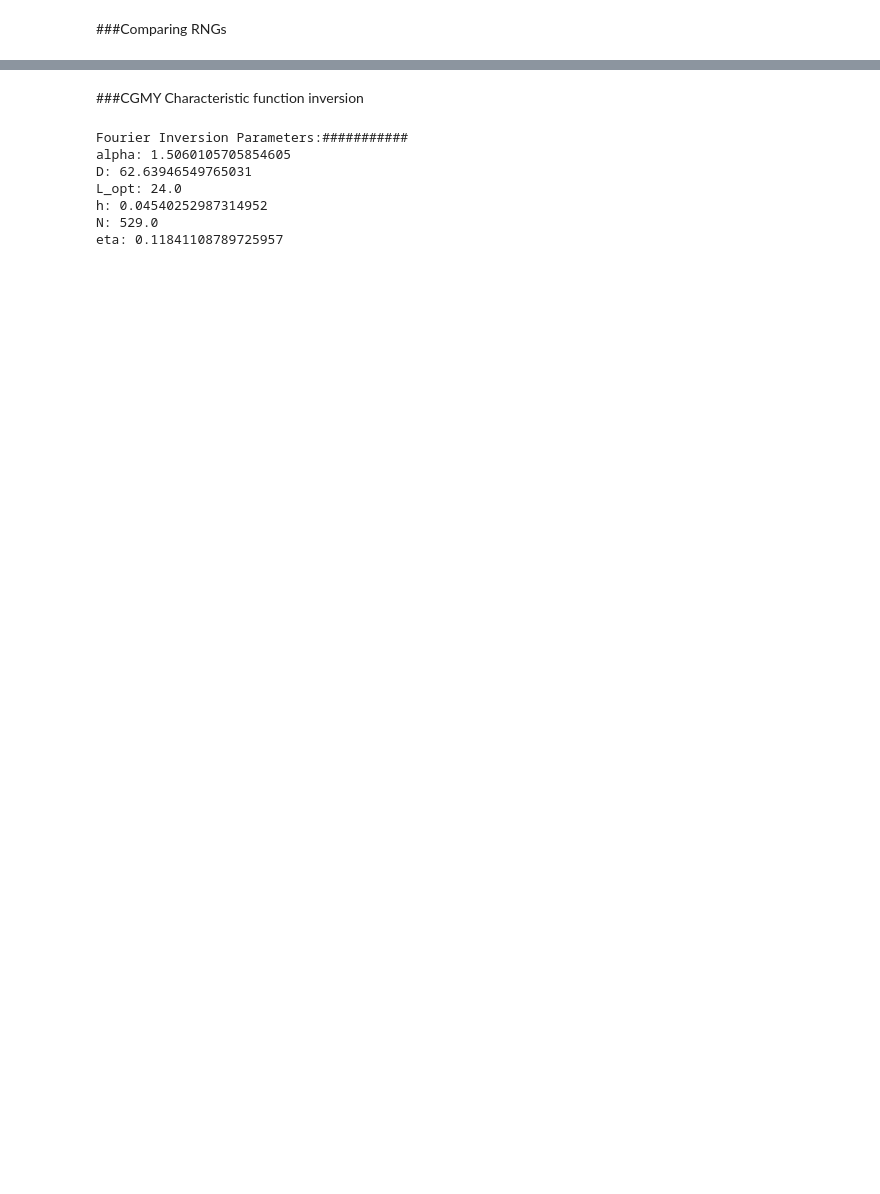
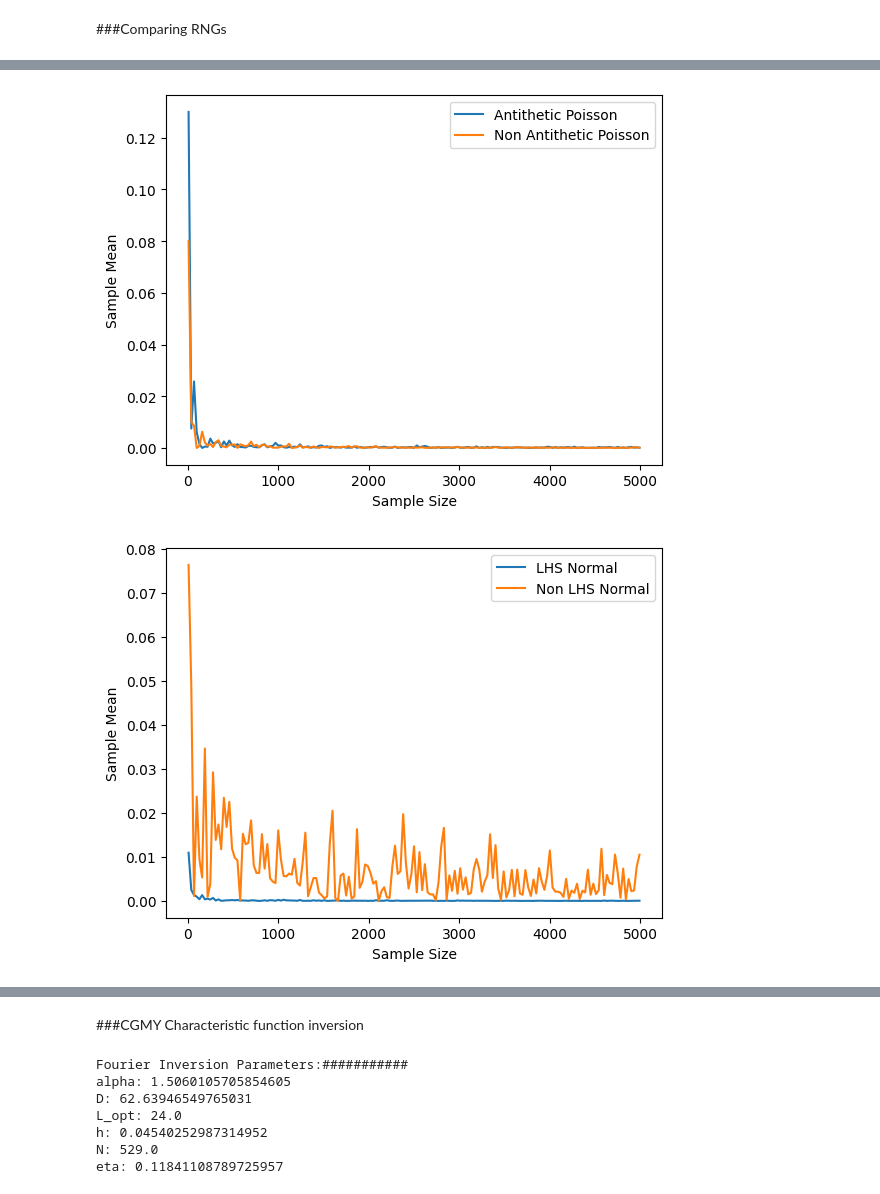
Before and after one commit to stffbram/JumpDiffusionModel, a Jupyter notebook: JumpModelDiffusion.ipynb, the cells around one changed output, grey strips where cells are left out. Saved outputs shown, nothing was run; the diff lists cells and outputs as text; code cells hidden in the pictures; blank space fills up the shorter version.

```diff
--- a/JumpModelDiffusion.ipynb
+++ b/JumpModelDiffusion.ipynb
@@ -270,0 +312,46 @@ plt.show()
+# %%
+import numpy as np
+from scipy.stats import poisson
+import numpy as np
+from random_number_gen import RandomNumberGen
+from scipy.stats import norm
+import matplotlib.pyplot as plt
+# Create an instance of RandomNumberGen
+rng = RandomNumberGen()
+range=np.arange(10,5000,30)
+# Generate two arrays of Poisson random numbers
+A1=[]
+A2=[]
+for i in range:
+    poisson1 = rng.generate_poisson(i, 10,5,Antithetic=True) ###Both methods contain LHS so it is not surprising that they are similar in performance
+    poisson2 = rng.generate_poisson(i, 10,5,Antithetic=False)
+    A1.append(np.abs(np.mean(poisson1)-5))
+    A2.append(np.abs(np.mean(poisson2)-5))
+plt.plot(range,A1,label='Antithetic Poisson')
+plt.plot(range,A2,label='Non Antithetic Poisson')
+plt.xlabel('Sample Size')
+plt.ylabel('Sample Mean')
+plt.legend()
+plt.show()
+B1=[]
+B2=[]
+
+for i in range:
+    normal1_sample=rng.generate_matrix(i,10,LHS=True)
+    normal2_sample=rng.generate_matrix(i,10,LHS=False)
+    normal1=norm.ppf(normal1_sample)
+    normal2=norm.ppf(normal2_sample)
+    B1.append(np.abs(np.mean(normal1)))
+    B2.append(np.abs(np.mean(normal2)))
+plt.plot(range,B1,label='LHS Normal')
+plt.plot(range,B2,label='Non LHS Normal')
+plt.xlabel('Sample Size')
+plt.ylabel('Sample Mean')
+plt.legend()
+plt.show()
+%timeit rng.generate_matrix(1_000_000,1,LHS=True)
+%timeit rng.generate_matrix(1_000_000,1,LHS=False)
+# Example usage
+# %% [output]
+[figure, added]
+[figure, added]
```
Also changed, not shown: parts of 22 cells of this notebook.
